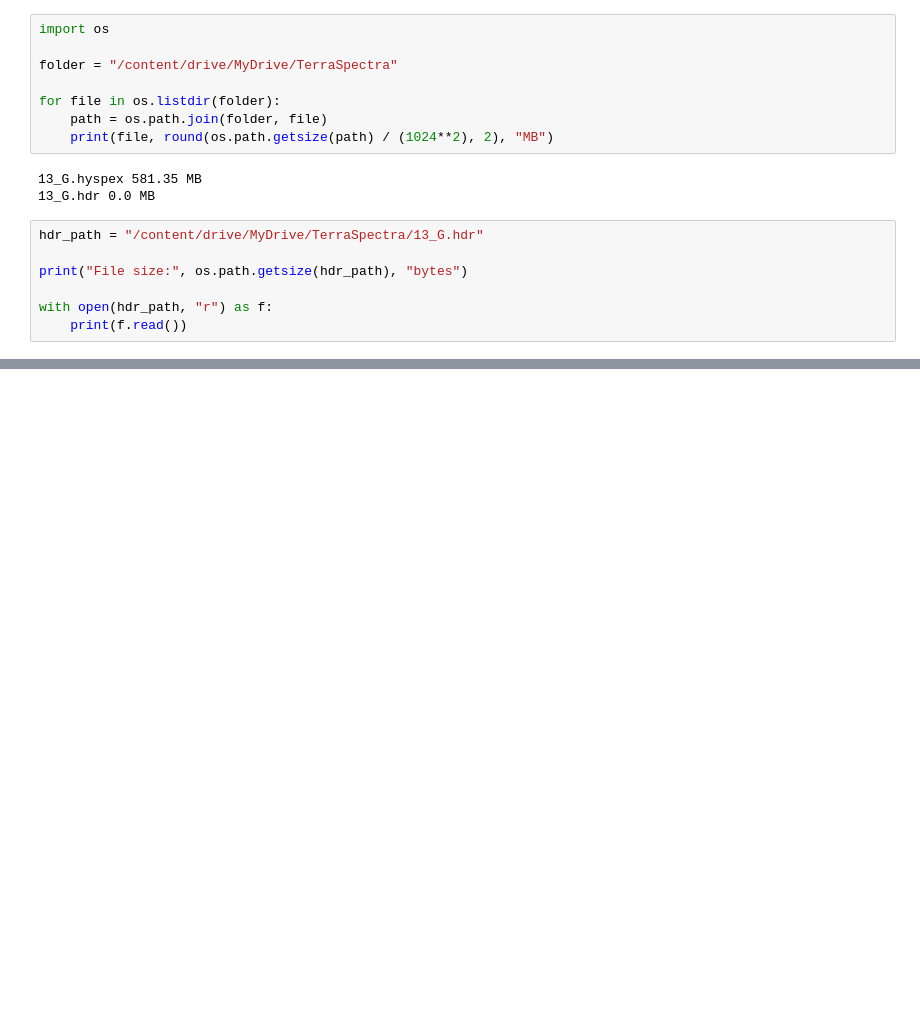
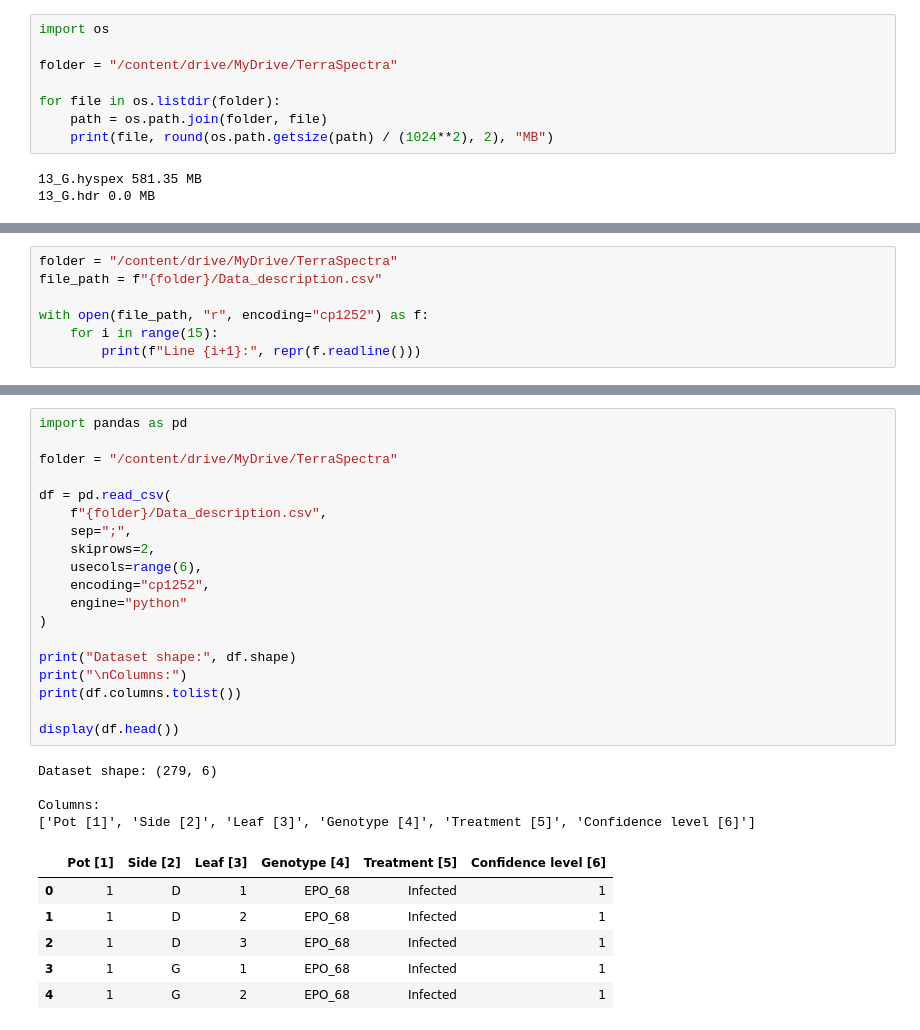
Before and after one commit to megha-0066/TerraSpectra, a Jupyter notebook: TeraSpectra.ipynb, the cells around one changed output, grey strips where cells are left out. Cells and saved outputs as stored; diff of their text form; blank space fills up the shorter version.

```diff
--- a/TeraSpectra.ipynb
+++ b/TeraSpectra.ipynb
@@ -217,10 +217,3 @@ for file in os.listdir(folder):
 # %% [output]
 13_G.hyspex 581.35 MB
 13_G.hdr 0.0 MB
-# %%
-hdr_path = "/content/drive/MyDrive/TerraSpectra/13_G.hdr"
-
-print("File size:", os.path.getsize(hdr_path), "bytes")
-
-with open(hdr_path, "r") as f:
-    print(f.read())
@@ -244,0 +381,7 @@ wavelength  = {411.360017, 414.066120, 416.772223, 419.478326, 422.184429, 424.8
+# %%
+folder = "/content/drive/MyDrive/TerraSpectra"
+file_path = f"{folder}/Data_description.csv"
+
+with open(file_path, "r", encoding="cp1252") as f:
+    for i in range(15):
+        print(f"Line {i+1}:", repr(f.readline()))
@@ -244,0 +404,30 @@ wavelength  = {411.360017, 414.066120, 416.772223, 419.478326, 422.184429, 424.8
+# %%
+import pandas as pd
+
+folder = "/content/drive/MyDrive/TerraSpectra"
+
+df = pd.read_csv(
+    f"{folder}/Data_description.csv",
+    sep=";",
+    skiprows=2,
+    usecols=range(6),
+    encoding="cp1252",
+    engine="python"
+)
+
+print("Dataset shape:", df.shape)
+print("\nColumns:")
+print(df.columns.tolist())
+
+display(df.head())
+# %% [output]
+Dataset shape: (279, 6)
+
+Columns:
+['Pot [1]', 'Side [2]', 'Leaf [3]', 'Genotype [4]', 'Treatment [5]', 'Confidence level [6]']
+|  | Pot [1] | Side [2] | Leaf [3] | Genotype [4] | Treatment [5] | Confidence level [6] |
+| 0 | 1 | D | 1 | EPO_68 | Infected | 1 |
+| 1 | 1 | D | 2 | EPO_68 | Infected | 1 |
+| 2 | 1 | D | 3 | EPO_68 | Infected | 1 |
+| 3 | 1 | G | 1 | EPO_68 | Infected | 1 |
+| 4 | 1 | G | 2 | EPO_68 | Infected | 1 |
```
Also changed, not shown: parts of 14 cells of this notebook.
